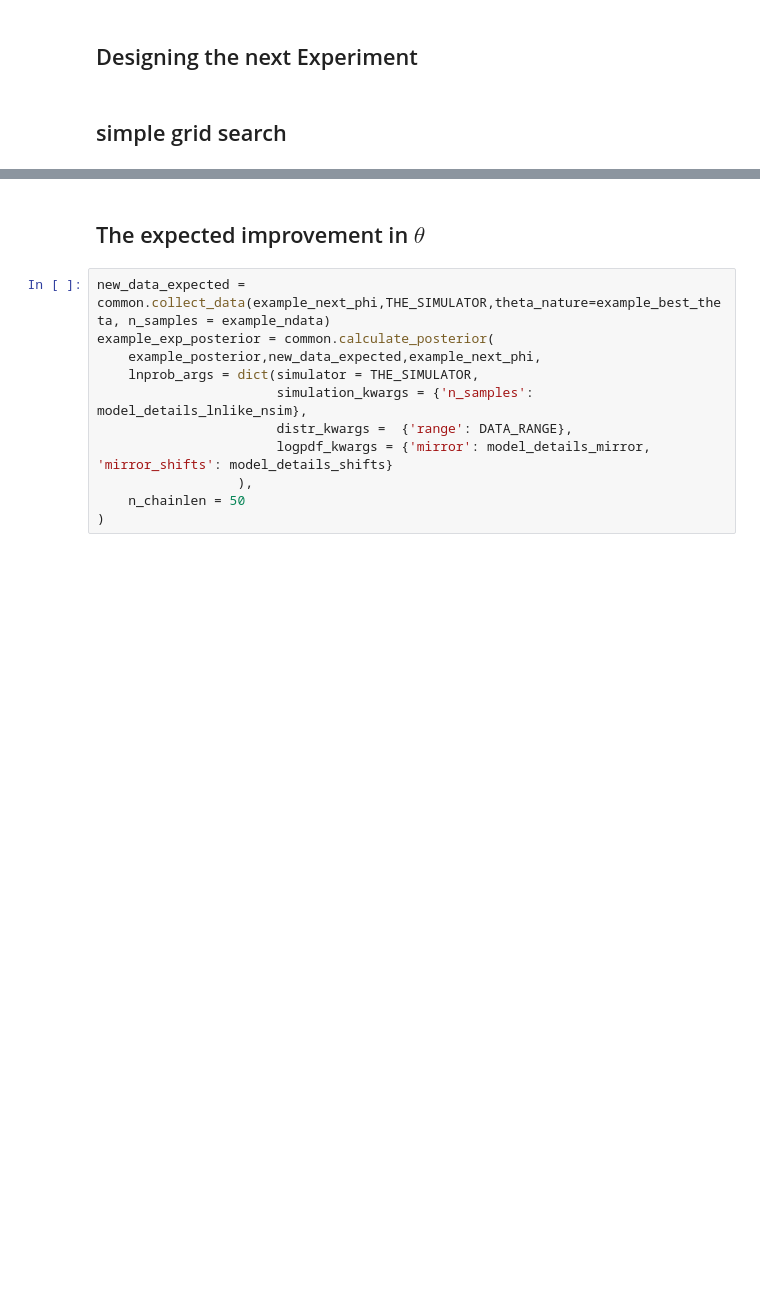
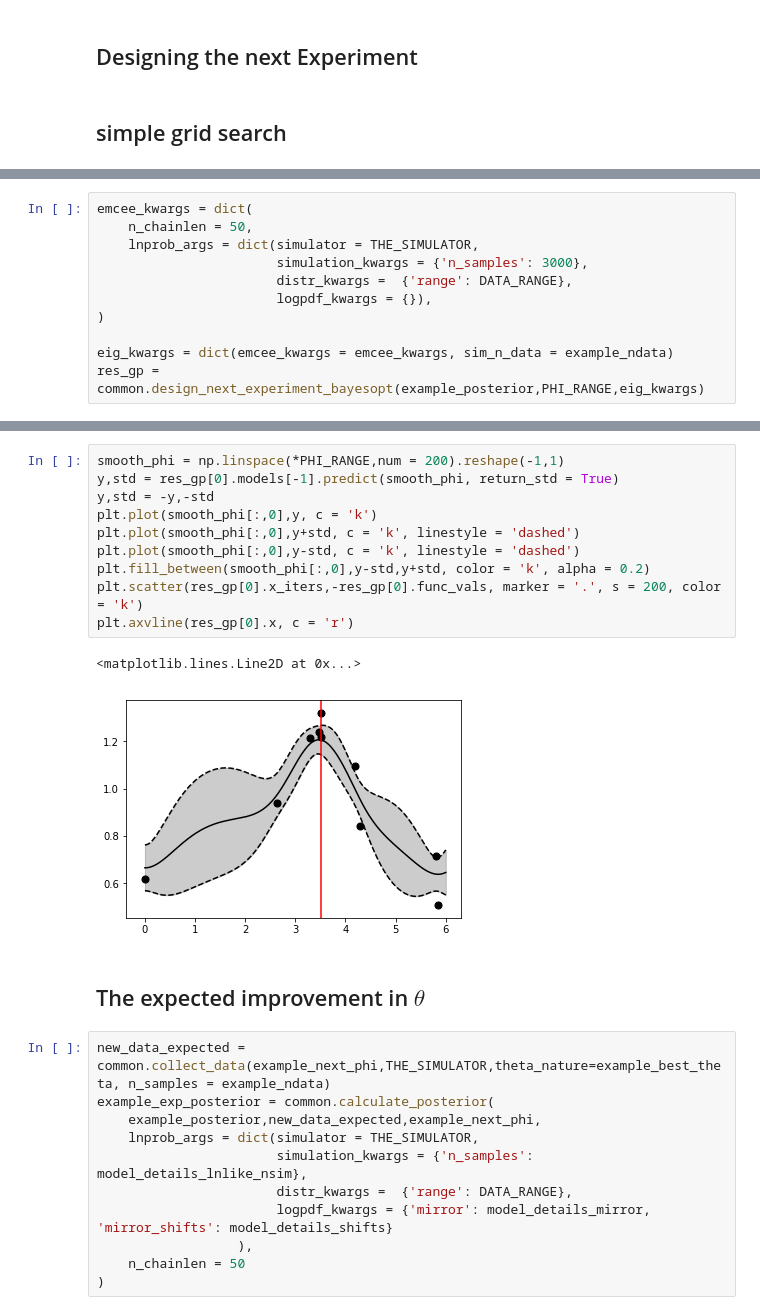
Before and after one commit to cranmer/active_sciencing, a Jupyter notebook: clean/active_gaussian.ipynb, the cells around one changed output, grey strips where cells are left out. Saved outputs shown, nothing was run; the diff lists cells and outputs as text; blank space fills up the shorter version.

```diff
--- a/clean/active_gaussian.ipynb
+++ b/clean/active_gaussian.ipynb
@@ -191,0 +197,11 @@ plt.axvline(example_next_phi, c = 'r')
+# %%
+emcee_kwargs = dict(
+    n_chainlen = 50,
+    lnprob_args = dict(simulator = THE_SIMULATOR,
+                       simulation_kwargs = {'n_samples': 3000},
+                       distr_kwargs =  {'range': DATA_RANGE},
+                       logpdf_kwargs = {}),
+)
+
+eig_kwargs = dict(emcee_kwargs = emcee_kwargs, sim_n_data = example_ndata)
+res_gp = common.design_next_experiment_bayesopt(example_posterior,PHI_RANGE,eig_kwargs)
@@ -192,3 +226,16 @@ plt.axvline(example_next_phi, c = 'r')
+# %%
+smooth_phi = np.linspace(*PHI_RANGE,num = 200).reshape(-1,1)
+y,std = res_gp[0].models[-1].predict(smooth_phi, return_std = True)
+y,std = -y,-std
+plt.plot(smooth_phi[:,0],y, c = 'k')
+plt.plot(smooth_phi[:,0],y+std, c = 'k', linestyle = 'dashed')
+plt.plot(smooth_phi[:,0],y-std, c = 'k', linestyle = 'dashed')
+plt.fill_between(smooth_phi[:,0],y-std,y+std, color = 'k', alpha = 0.2)
+plt.scatter(res_gp[0].x_iters,-res_gp[0].func_vals, marker = '.', s = 200, color = 'k')
+plt.axvline(res_gp[0].x, c = 'r')
+# %% [output]
+<matplotlib.lines.Line2D at 0x...>
+[figure, added]
 # %% [markdown]
 ## The expected improvement in $\theta$
 # %%
```
Also changed, not shown: parts of 6 cells of this notebook, 2 other files.
